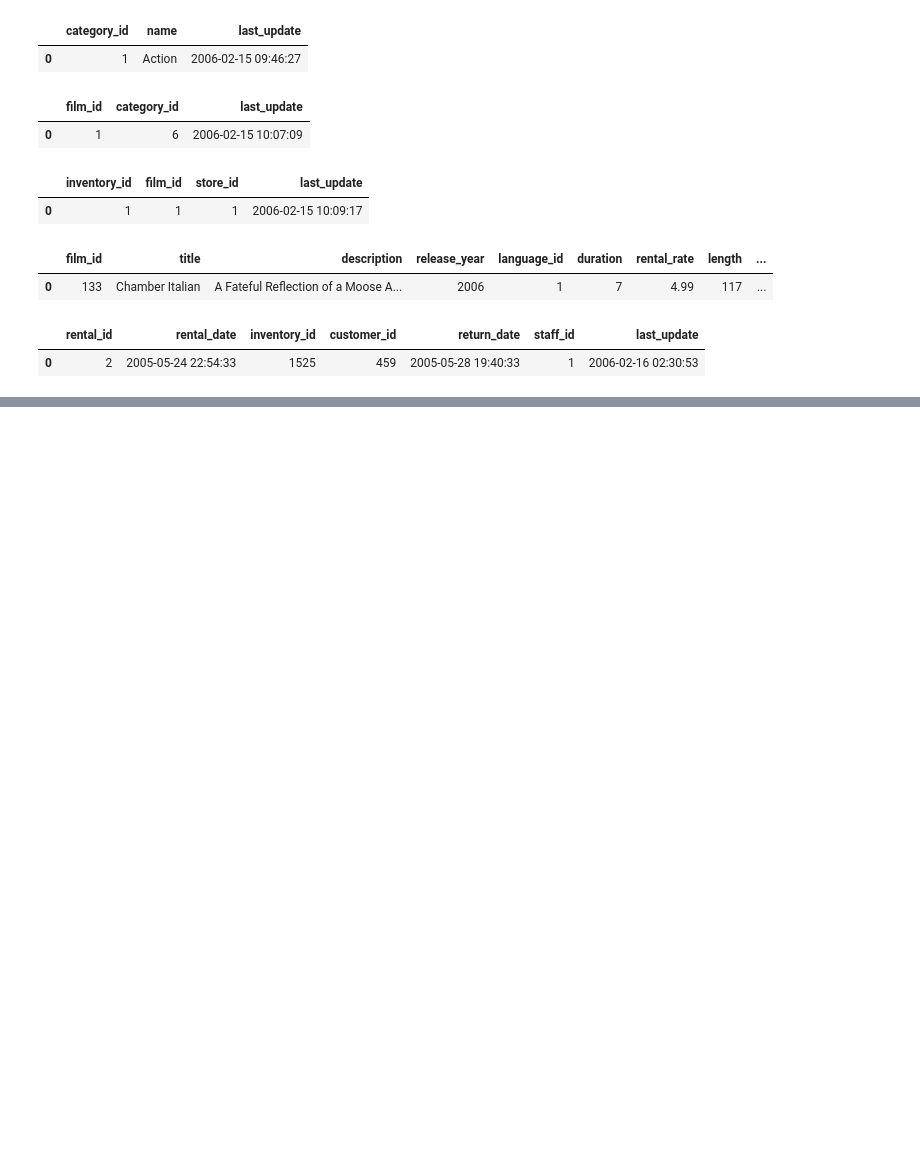
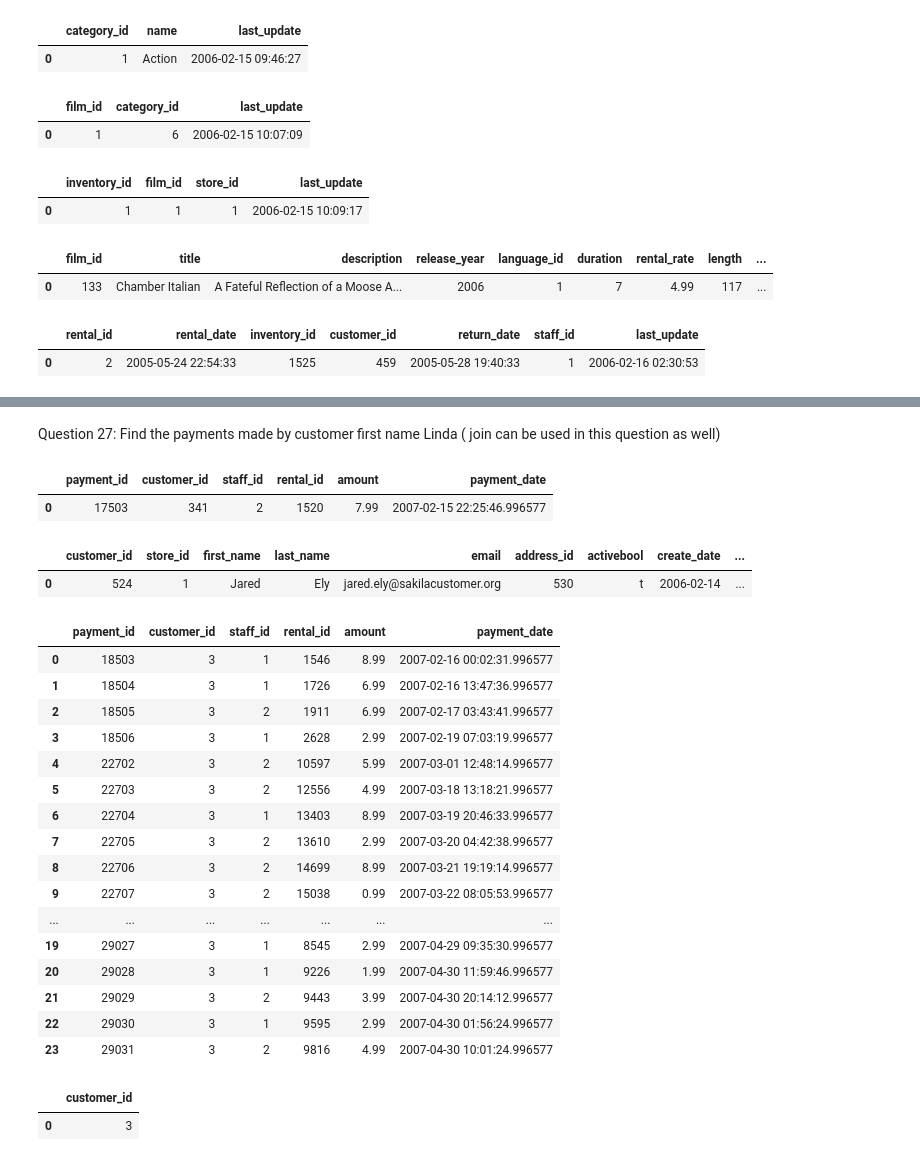
Before and after one commit to bayraktarengin/eurotech_ds, a Jupyter notebook: dvd.ipynb, the cells around one changed output, grey strips where cells are left out. Cells and saved outputs as stored; diff of their text form; code cells hidden in the pictures; blank space fills up the shorter version.

```diff
--- a/dvd.ipynb
+++ b/dvd.ipynb
@@ -680,0 +902,58 @@ rental.head(1)
+# %% [markdown]
+Question 27:
+Find the payments made by customer first name Linda ( join can be used in this question as well)
+# %%
+payment.head(1)
+# %% [output]
+|  | payment_id | customer_id | staff_id | rental_id | amount | payment_date |
+| 0 | 17503 | 341 | 2 | 1520 | 7.99 | 2007-02-15 22:25:46.996577 |
+# %%
+customer.head(1)
+# %% [output]
+|  | customer_id | store_id | first_name | last_name | email | address_id | activebool | create_date | ... |
+| 0 | 524 | 1 | Jared | Ely | jared.ely@sakilacustomer.org | 530 | t | 2006-02-14 | ... |
+# %%
+q = """
+
+
+SELECT
+*
+
+FROM payment
+WHERE customer_id IN (SELECT customer_id FROM customer where first_name='Linda')
+
+
+"""
+
+sqldf(q)
+# %% [output]
+|  | payment_id | customer_id | staff_id | rental_id | amount | payment_date |
+| 0 | 18503 | 3 | 1 | 1546 | 8.99 | 2007-02-16 00:02:31.996577 |
+| 1 | 18504 | 3 | 1 | 1726 | 6.99 | 2007-02-16 13:47:36.996577 |
+| 2 | 18505 | 3 | 2 | 1911 | 6.99 | 2007-02-17 03:43:41.996577 |
+| 3 | 18506 | 3 | 1 | 2628 | 2.99 | 2007-02-19 07:03:19.996577 |
+| 4 | 22702 | 3 | 2 | 10597 | 5.99 | 2007-03-01 12:48:14.996577 |
+| 5 | 22703 | 3 | 2 | 12556 | 4.99 | 2007-03-18 13:18:21.996577 |
+| 6 | 22704 | 3 | 1 | 13403 | 8.99 | 2007-03-19 20:46:33.996577 |
+| 7 | 22705 | 3 | 2 | 13610 | 2.99 | 2007-03-20 04:42:38.996577 |
+| 8 | 22706 | 3 | 2 | 14699 | 8.99 | 2007-03-21 19:19:14.996577 |
+| 9 | 22707 | 3 | 2 | 15038 | 0.99 | 2007-03-22 08:05:53.996577 |
+| ... | ... | ... | ... | ... | ... | ... |
+| 19 | 29027 | 3 | 1 | 8545 | 2.99 | 2007-04-29 09:35:30.996577 |
+| 20 | 29028 | 3 | 1 | 9226 | 1.99 | 2007-04-30 11:59:46.996577 |
+| 21 | 29029 | 3 | 2 | 9443 | 3.99 | 2007-04-30 20:14:12.996577 |
+| 22 | 29030 | 3 | 1 | 9595 | 2.99 | 2007-04-30 01:56:24.996577 |
+| 23 | 29031 | 3 | 2 | 9816 | 4.99 | 2007-04-30 10:01:24.996577 |
+# %%
+q = """
+
+
+SELECT Customer_id FROM customer where first_name='Linda'
+
+
+"""
+
+sqldf(q)
+# %% [output]
+|  | customer_id |
+| 0 | 3 |
```
Also changed, not shown: parts of 18 cells of this notebook.
